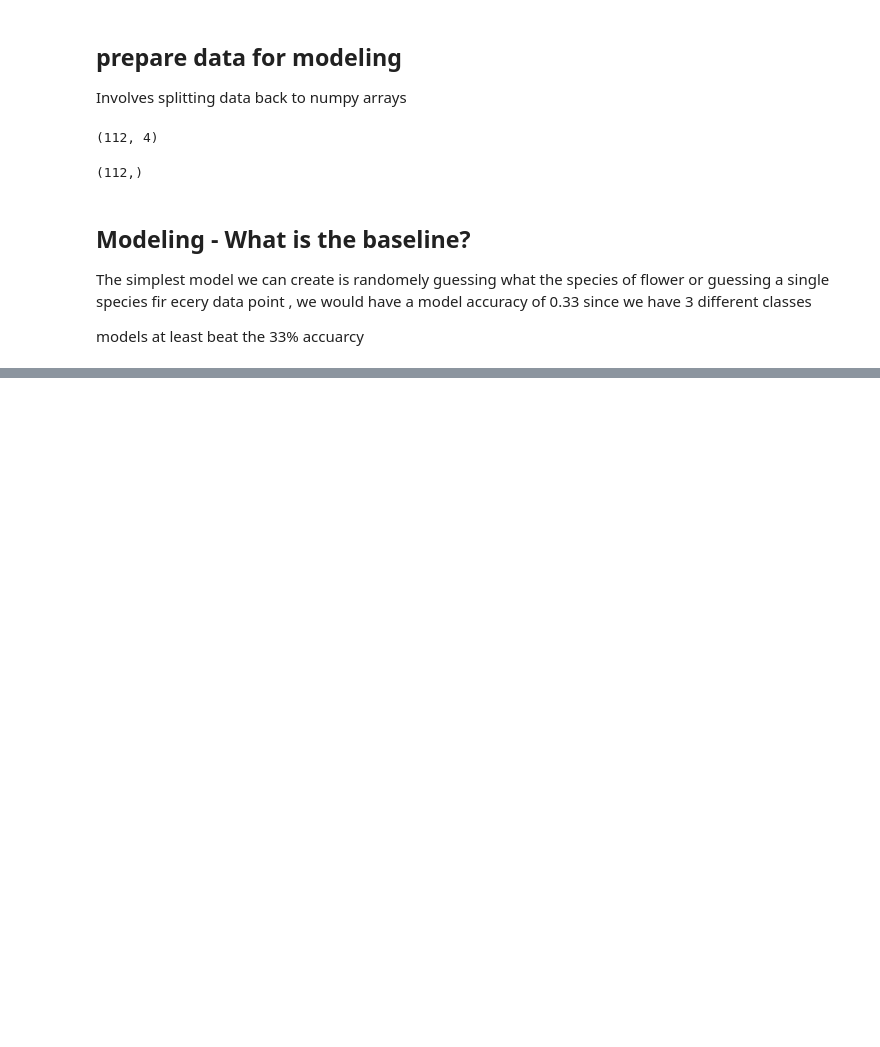
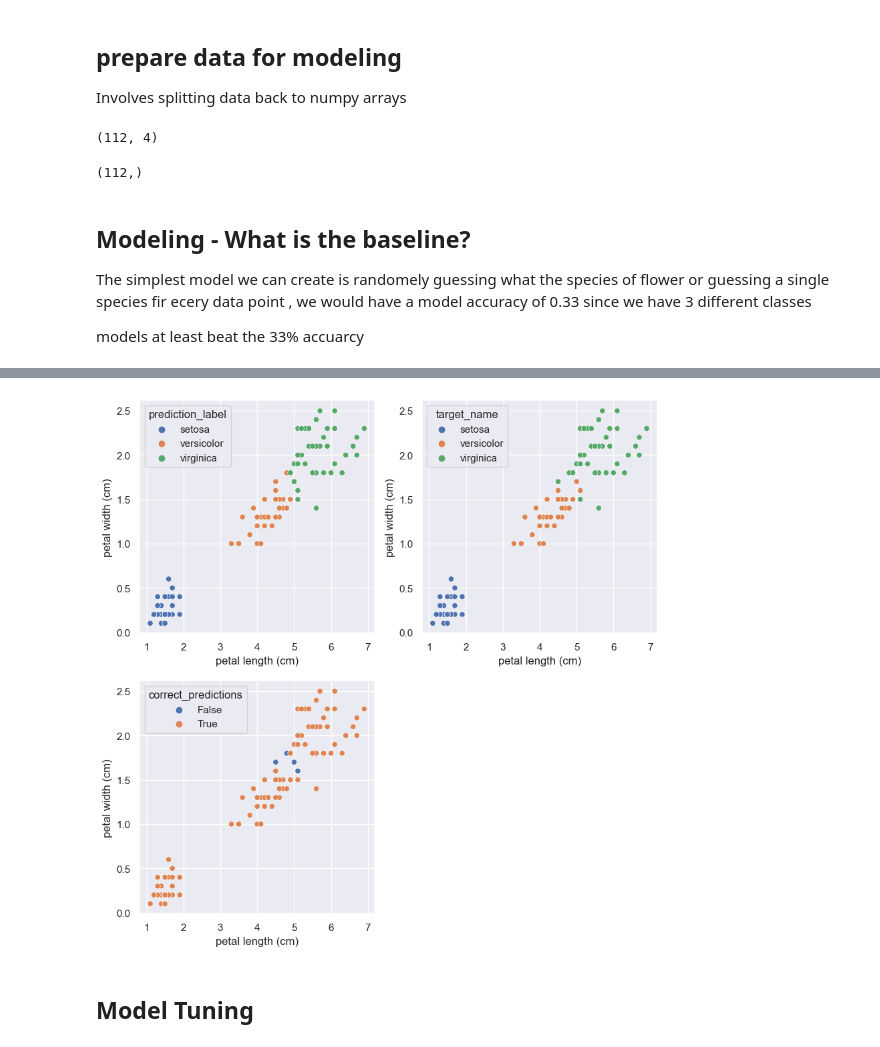
Before and after one commit to UsefGamal/The-Classic-IRIS-Dataset, a Jupyter notebook: The Classic IRIS Dataset.ipynb, the cells around one changed output, grey strips where cells are left out. Saved outputs shown, nothing was run; the diff lists cells and outputs as text; code cells hidden in the pictures; blank space fills up the shorter version.

Commit message:
PLotting and identiying Misclassifing points

```diff
--- a/The Classic IRIS Dataset.ipynb
+++ b/The Classic IRIS Dataset.ipynb
@@ -285,0 +330,2 @@ Manual Model Accuarcy: 93.75%
+# %%
+y_pred =  cross_val_predict(model,x_train,y_train,cv=5)
@@ -285,0 +341,6 @@ Manual Model Accuarcy: 93.75%
+# %%
+correct_predictions = y_pred == y_train
+
+incorrect_predictions = ~correct_predictions
+
+x_train[incorrect_predictions]
@@ -285,0 +352,10 @@ Manual Model Accuarcy: 93.75%
+# %%
+df_pred = df_train.copy()
+
+df_pred['correct_predictions'] = correct_predictions
+
+df_pred['prediction'] = y_pred
+
+df_pred['prediction_label'] = df_pred['prediction'].map({0: 'setosa', 1: 'versicolor', 2: "virginica"})
+
+df_pred.head()
@@ -285,0 +369,15 @@ Manual Model Accuarcy: 93.75%
+# %%
+def plot_incorrect_preds(df_pred, x_axis, y_axis):
+    fig, axs = plt.subplots(2, 2, figsize=(10,10))
+    axs = axs.flatten()
+    sns.scatterplot(x = x_axis, y = y_axis, data=df_pred, hue='prediction_label', ax=axs[0])
+    sns.scatterplot(x = x_axis, y = y_axis, data=df_pred, hue='target_name', ax=axs[1])
+    sns.scatterplot(x = x_axis, y = y_axis, data=df_pred, hue='correct_predictions', ax=axs[2])
+    axs[3].set_visible(False)
+    plt.show()
+# %%
+plot_incorrect_preds(df_pred,'petal length (cm)', 'petal width (cm)')
+# %% [output]
+[figure, added]
+# %% [markdown]
+## Model Tuning
```
Also changed, not shown: parts of 28 cells of this notebook.
